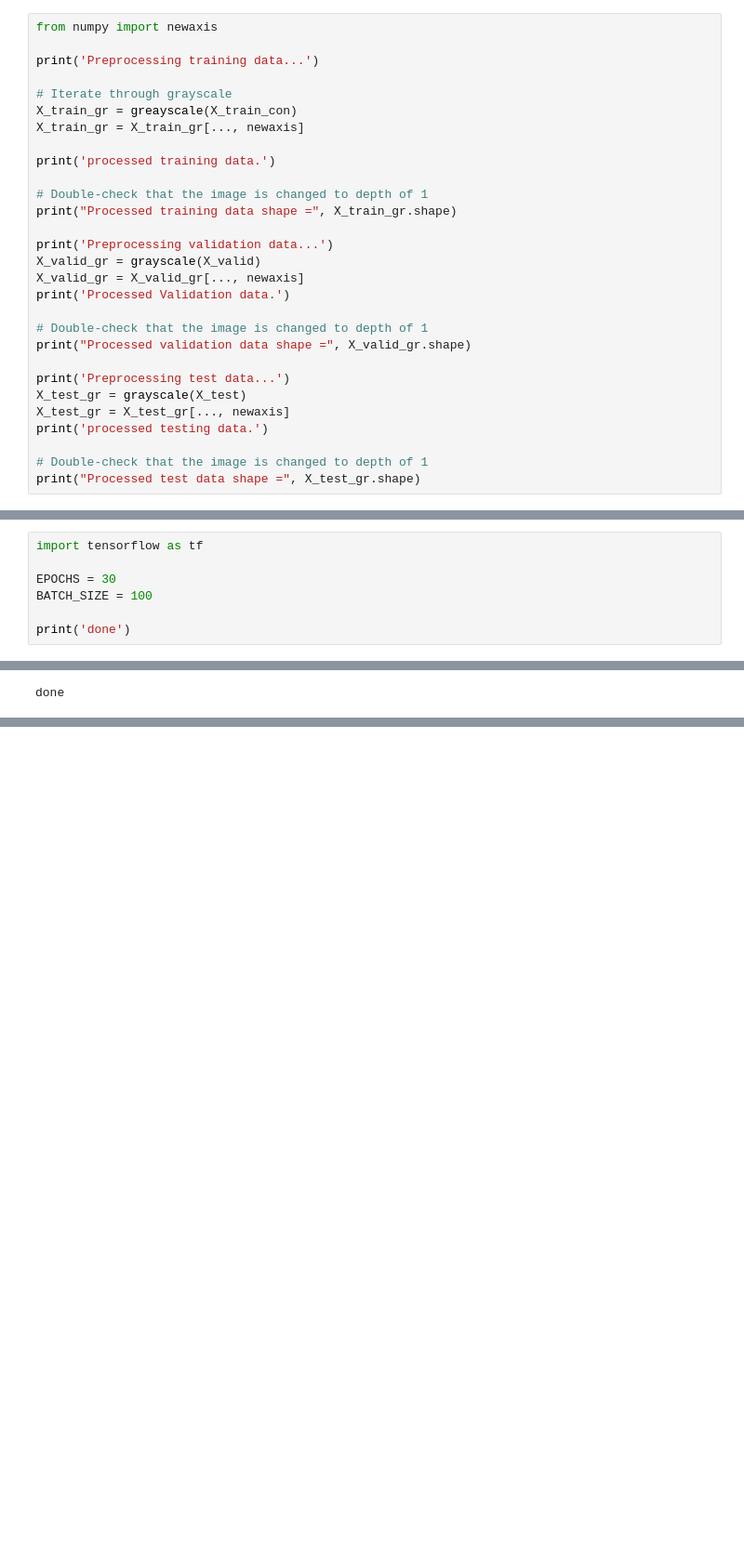
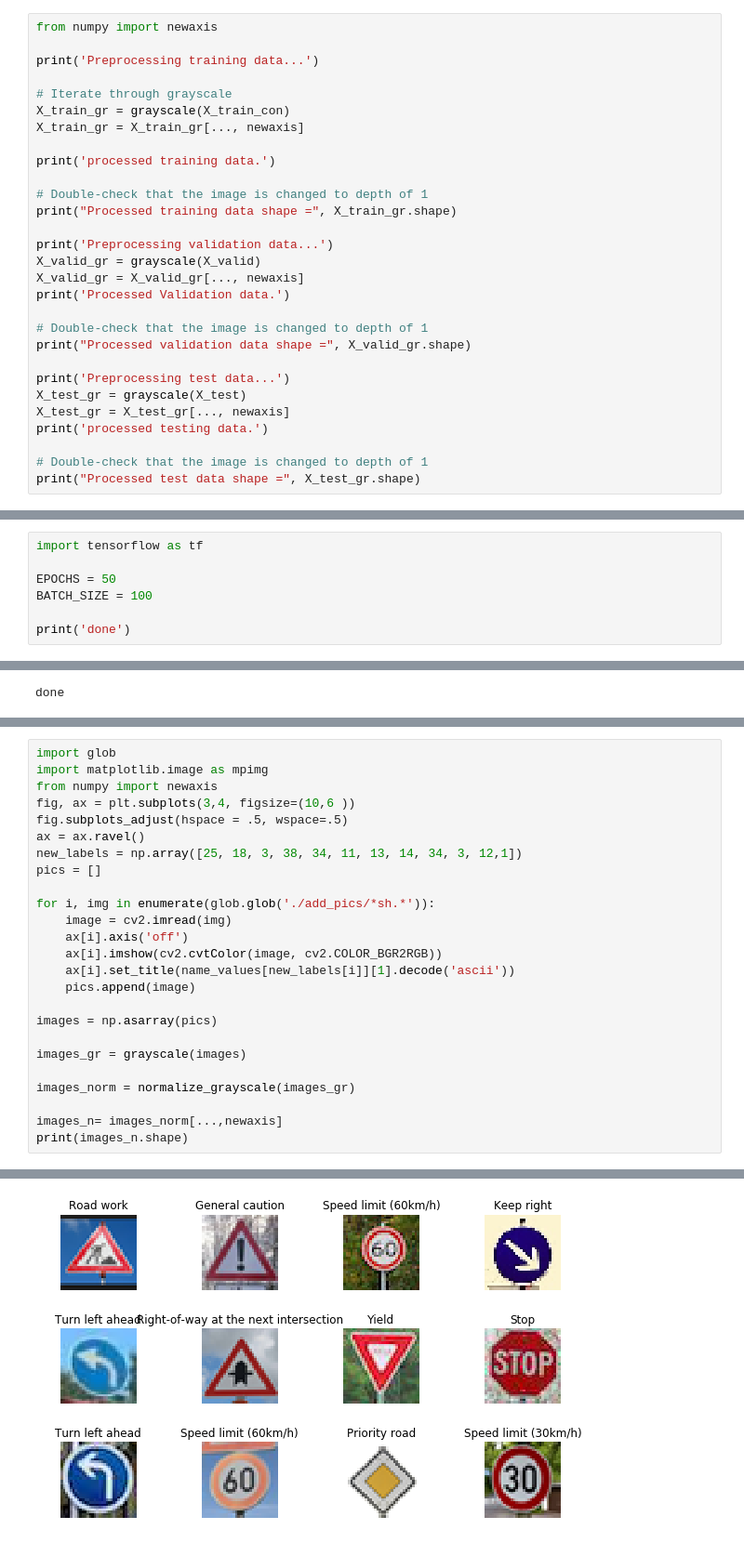
Before and after one commit to shank16/CarND-Traffic-Sign-Classifier-Project, a Jupyter notebook: Untitled.ipynb, the cells around one changed output, grey strips where cells are left out. Shown at 93% size. Saved outputs shown, nothing was run; the diff lists cells and outputs as text; blank space fills up the shorter version.

Commit message:
Done with testing new images in untitled

```diff
--- a/Untitled.ipynb
+++ b/Untitled.ipynb
@@ -253,7 +253,7 @@ from numpy import newaxis
 print('Preprocessing training data...')
 
 # Iterate through grayscale
-X_train_gr = greayscale(X_train_con)
+X_train_gr = grayscale(X_train_con)
 X_train_gr = X_train_gr[..., newaxis]
 
 print('processed training data.')
@@ -356,7 +356,7 @@ X_train, y_train = shuffle(X_train_grn, y_train_grn)
 # %%
 import tensorflow as tf
 
-EPOCHS = 30
+EPOCHS = 50
 BATCH_SIZE = 100
 
 print('done')
@@ -649,0 +603,26 @@ Processed additional pictures shape = (5, 32, 32, 1)
+# %%
+import glob
+import matplotlib.image as mpimg
+from numpy import newaxis
+fig, ax = plt.subplots(3,4, figsize=(10,6 ))
+fig.subplots_adjust(hspace = .5, wspace=.5)
+ax = ax.ravel()
+new_labels = np.array([25, 18, 3, 38, 34, 11, 13, 14, 34, 3, 12,1])
+pics = []
+
+for i, img in enumerate(glob.glob('./add_pics/*sh.*')):
+    image = cv2.imread(img)
+    ax[i].axis('off')
+    ax[i].imshow(cv2.cvtColor(image, cv2.COLOR_BGR2RGB))
+    ax[i].set_title(name_values[new_labels[i]][1].decode('ascii'))
+    pics.append(image)
+
+images = np.asarray(pics)
+
+images_gr = grayscale(images)
+
+images_norm = normalize_grayscale(images_gr)
+
+images_n= images_norm[...,newaxis]
+print(images_n.shape)
+# %% [output]
@@ -649,0 +630 @@ Processed additional pictures shape = (5, 32, 32, 1)
+[figure, added]
```
Also changed, not shown: parts of 16 cells of this notebook, 16 other files.
